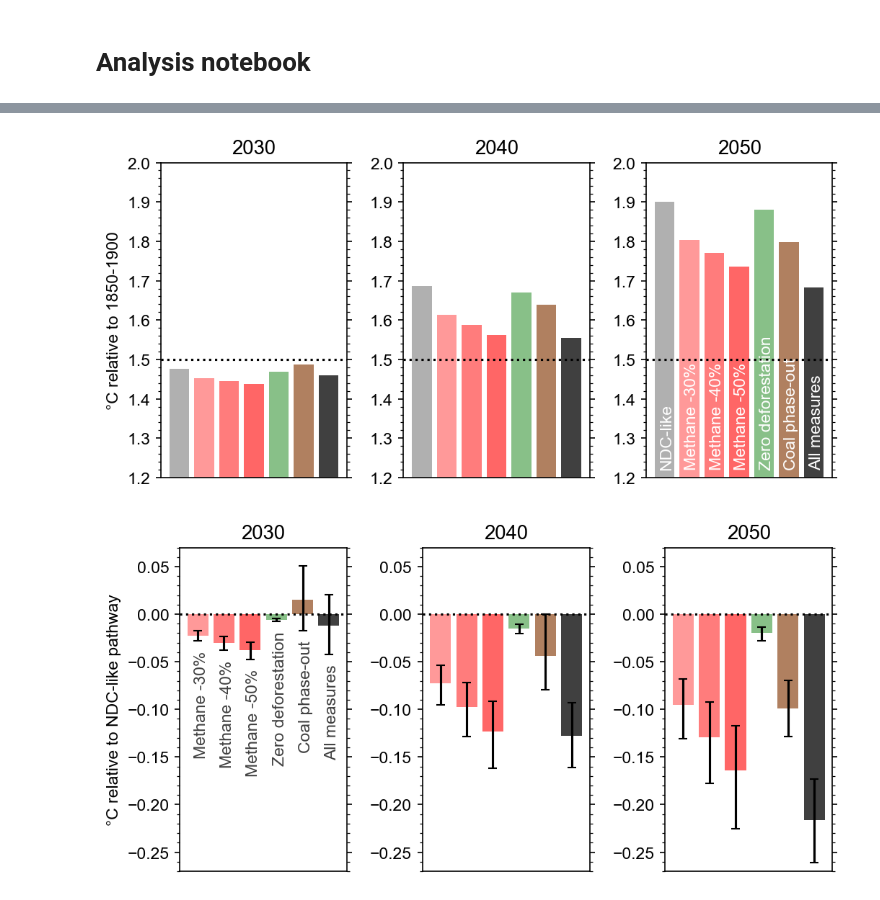
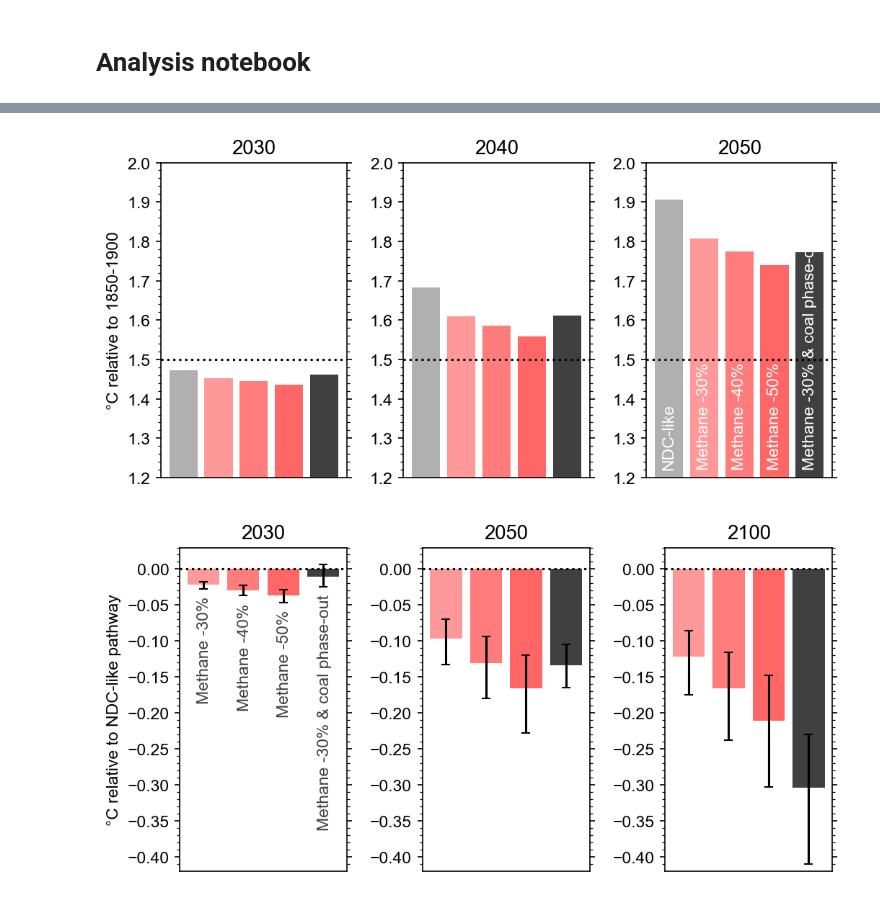
Before and after one commit to chrisroadmap/cop26-pathways, a Jupyter notebook: notebooks/4_analyse-output.ipynb, the cells around one changed output, grey strips where cells are left out. Saved outputs shown, nothing was run; the diff lists cells and outputs as text; code cells hidden in the pictures.

Commit message:
update scenarios

```diff
--- a/notebooks/4_analyse-output.ipynb
+++ b/notebooks/4_analyse-output.ipynb
@@ -7,9 +7,7 @@ import numpy as np
 import pandas as pd
 import matplotlib.pyplot as pl
 # %%
-scenarios = ["ssp245", "ch4_30", "ch4_40", "ch4_50", "ch4_100", "co2afolu_0", "coal-phase-out", "all"]
-scenarios_original = [scen for scen in scenarios if scen!="ch4_100"]
-scenarios_nodeforest = [scen for scen in scenarios if scen not in ["ch4_100", "co2afolu_0"]]
+scenarios = ["ssp245_constant-2020-ch4", "ch4_30", "ch4_40", "ch4_50", "coal-phase-out"]
 temperature = {}
 mkdir_p('../figures/')
 # %%
@@ -51,6 +44,6 @@ colors = {
 }
 # %%
-for scenario in scenarios_original:
+for scenario in scenarios:
     pl.plot(np.arange(1995.5,2101), np.percentile(temperature[scenario], 50, axis=1), label=longnames[scenario])
 #pl.xlim(2015, 2050)
 #pl.ylim(1.1, 1.9)
@@ -61,8 +54,8 @@ pl.grid()
 # %%
-for scenario in scenarios_original[1:]:
+for scenario in scenarios[1:]:
     pl.plot(
         np.arange(1995.5,2101),
-        np.percentile(temperature[scenario]-temperature['ssp245'], 50, axis=1),
+        np.percentile(temperature[scenario]-temperature['ssp245_constant-2020-ch4'], 50, axis=1),
         label=longnames[scenario],
         color=colors[scenario],
     )
@@ -72,8 +65,8 @@ pl.grid()
 pl.title('Differences versus NDC-like pathway')
 pl.ylabel('°C')
 pl.tight_layout()
-pl.xlim(2015, 2060)
-pl.ylim(-0.3,+0.05)
+pl.xlim(2015, 2100)
+pl.ylim(-0.35,+0.05)
 pl.axhline(0, ls=':', color='k')
 pl.savefig('../figures/difference-versus-ssp245.png')
 pl.savefig('../figures/difference-versus-ssp245.pdf')
@@ -102,7 +95,7 @@ pl.rcParams['xtick.major.bottom'] = False
 # %%
 fig, ax = pl.subplots(1, 3, figsize=(18/2.54, 9/2.54))
 
-for iscen, scenario in enumerate(scenarios_original):
+for iscen, scenario in enumerate(scenarios):
     ax[0].bar(iscen, np.percentile(temperature[scenario].values[35,:], 50), color=colors[scenario])
     ax[1].bar(iscen, np.percentile(temperature[scenario].values[45,:], 50), color=colors[scenario])
     ax[2].bar(iscen, np.percentile(temperature[scenario].values[55,:], 50), color=colors[scenario])
@@ -124,54 +117,54 @@ pl.tight_layout()
 pl.savefig('../figures/bar_absolute.png')
 pl.savefig('../figures/bar_absolute.pdf')
 # %% [output]
-[figure, old version]
+[figure, new version]
 # %%
 fig, ax = pl.subplots(1, 3, figsize=(18/2.54, 9/2.54))
 
-ax0val = np.zeros(6)
+ax0val = np.zeros(4)
 
-for iscen, scenario in enumerate(scenarios_original[1:]):
-    p05, p50, p95 = np.percentile(temperature[scenario].values[35,:] - temperature['ssp245'].values[35,:], (5, 50, 95))
+for iscen, scenario in enumerate(scenarios[1:]):
+    p05, p50, p95 = np.percentile(temperature[scenario].values[35,:] - temperature['ssp245_constant-2020-ch4'].values[35,:], (5, 50, 95))
     ax[0].bar(iscen, p50, color=colors[scenario])
     ax0val[iscen] = p05
     ax[0].errorbar(iscen, p50, yerr=np.array([p50-p05, p95-p50]).reshape((2,1)), capsize=3, color='k')
 
-    p05, p50, p95 = np.percentile(temperature[scenario].values[45,:] - temperature['ssp245'].values[45,:], (5, 50, 95))
+    p05, p50, p95 = np.percentile(temperature[scenario].values[55,:] - temperature['ssp245_constant-2020-ch4'].values[55,:], (5, 50, 95))
     ax[1].bar(iscen, p50, color=colors[scenario])
     ax[1].errorbar(iscen, p50, yerr=np.array([p50-p05, p95-p50]).reshape((2,1)), capsize=3, color='k')
 
-    p05, p50, p95 = np.percentile(temperature[scenario].values[55,:] - temperature['ssp245'].values[55,:], (5, 50, 95))
+    p05, p50, p95 = np.percentile(temperature[scenario].values[105,:] - temperature['ssp245_constant-2020-ch4'].values[105,:], (5, 50, 95))
     ax[2].bar(iscen, p50, color=colors[scenario])
     ax[2].errorbar(iscen, p50, yerr=np.array([p50-p05, p95-p50]).reshape((2,1)), capsize=3, color='k')
 
     ax[0].text(iscen-0.15, np.min((ax0val[iscen]-0.01, -0.01)), longnames[scenario], color='#404040', rotation=90, ha='left', va='top')
 
 # ax[1].text(-0.15, ax1val[0]+0.005, '-30%', color='w', rotation=90, ha='left', va='bottom')
 # ax[1].text(0.85, ax1val[1]+0.005, '-40%', color='w', rotation=90, ha='left', va='bottom')
 # ax[1].text(1.85, ax1val[2]+0.005, '-50%', color='w', rotation=90, ha='left', va='bottom')
 # ax[1].text(1, -0.14, 'Methane', ha='center', va='bottom')
 # ax[1].text(2.85, -0.14, 'Zero deforestation', rotation=90, ha='left', va='bottom')
 # ax[1].text(3.85, -0.14, 'Coal phase-out', rotation=90, ha='left', va='bottom')
 # ax[1].text(4.85, ax1val[5]+0.005, 'All', color='w', rotation=90, ha='left', va='bottom')
 
-ax[0].set_yticks(np.arange(-0.25, 0.07, 0.05))
-ax[1].set_yticks(np.arange(-0.25, 0.07, 0.05))
-ax[2].set_yticks(np.arange(-0.25, 0.07, 0.05))
+ax[0].set_yticks(np.arange(-0.4, 0.02, 0.05))
+ax[1].set_yticks(np.arange(-0.4, 0.02, 0.05))
+ax[2].set_yticks(np.arange(-0.4, 0.02, 0.05))
 
 ax[0].set_ylabel('°C relative to NDC-like pathway')
 ax[0].set_title(2030)
-ax[1].set_title(2040)
-ax[2].set_title(2050)
+ax[1].set_title(2050)
+ax[2].set_title(2100)
 
 ax[0].axhline(0, ls=':', color='k')
-ax[0].set_ylim(-0.27, +0.07)
+ax[0].set_ylim(-0.42, +0.03)
 ax[1].axhline(0, ls=':', color='k')
-ax[1].set_ylim(-0.27, +0.07)
+ax[1].set_ylim(-0.42, +0.03)
 ax[2].axhline(0, ls=':', color='k')
-ax[2].set_ylim(-0.27, +0.07)
+ax[2].set_ylim(-0.42, +0.03)
 
 pl.tight_layout()
 pl.savefig('../figures/bar_relative.png')
 pl.savefig('../figures/bar_relative.pdf')
 # %% [output]
-[figure, old version]
+[figure, new version]
```
Also changed, not shown: parts of 5 cells of this notebook, 32 other files.
